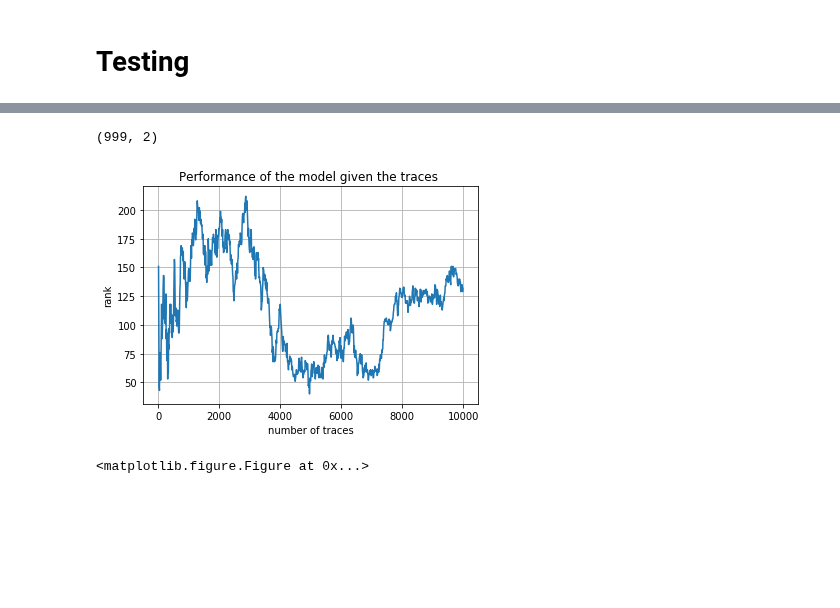
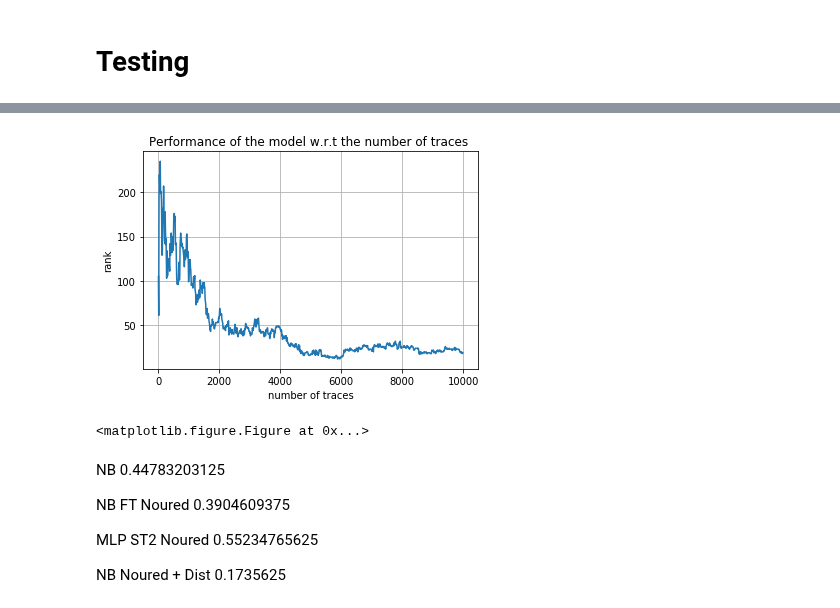
Before and after one commit to luvf/Side_channel_challenge, a Jupyter notebook: FeatureSelection.ipynb, the cells around one changed output, grey strips where cells are left out. Saved outputs shown, nothing was run; the diff lists cells and outputs as text; code cells hidden in the pictures; blank space fills up the shorter version.

```diff
--- a/FeatureSelection.ipynb
+++ b/FeatureSelection.ipynb
@@ -127,5 +88,7 @@ array([[19, 19, 16, ..., -5,  6, 12],
 # %%
+# We reduce the data around some of the peak variance areas
 peaks_indices = [145, 667, 302, 406]
-z = np.concatenate([X.values[:,i-5:i+5] for i in peaks_indices], axis=1)
-#X_1 = X[145-5:145+5]
+new_X = np.concatenate([X.values[:,i-5:i+5] for i in peaks_indices], axis=1)
+#scaler = StandardScaler()
+#new_X_scaled = scaler.fit_transform(new_X, y)
 # %%
@@ -192,4 +134,0 @@ XX.shape
-# %%
-for i in range(5):
-    plt.plot([i for i in range(40)], XX[i])
-plt.show()
@@ -216,12 +148,17 @@ from sklearn.decomposition import PCA
 
 class FeatureExtractor(BaseEstimator, TransformerMixin):
     def __init__(self):
+        self.fitted = False
         self.mean_vectors = None
-        self.n = 50
+        self.n = 40
         self.pca = PCA(n_components=self.n)
+        # Indices for which we observed high variance in the data
+        self.peaks_indices = [145, 667, 302, 406]
+
 
     def fit(self, X, y):
         new_X = X.copy()
+        self.y = y
         #self.mean_vectors = get_mean_vectors(new_X, y)
         #self.pca.fit(X, y)
         print('FeatureExtractor debug : Fitted (mean-v and pca)')
@@ -229,8 +166,15 @@ class FeatureExtractor(BaseEstimator, TransformerMixin):
 
     def transform(self, X):
         new_X = X.copy()
+        new_X = np.concatenate([new_X.values[:,i-5:i+5] for i in self.peaks_indices], axis=1)
+        print(new_X.shape)
+        if not self.fitted:
+            self.mean_vectors = get_mean_vectors(new_X, self.y)
+            self.fitted = True
         #pca_X = self.pca.transform(new_X)
-        #new_X = np.abs(pairwise_distances(new_X, self.mean_vectors))
+        #new_X = pca_X
+        dist_X = np.abs(pairwise_distances(new_X, self.mean_vectors, metric='euclidean'))
+        new_X = np.concatenate((new_X, dist_X), axis=1)
         #new_X = np.concatenate((new_X, pca_X), axis=1)
         print('FeatureExtractor debug : new X shape : '+str(new_X.shape))
         return new_X
@@ -248,3 +192,17 @@ def get_mean_vectors(X, y):
 def get_sum(v, metric='euclidean'):
     print('FeatureExtractor debug : calling get_sum')
     return pairwise_distances(v, metric=metric).sum(axis=0)
+# %%
+tr = FeatureExtractor()
+XX = tr.fit_transform(X, y)
+scaler = StandardScaler()
+XX_std = scaler.fit_transform(XX, y)
+
+for i in range(5):
+    plt.plot([i for i in range(296)], XX_std[i])
+plt.title("5 examples on the FeatureExtractor representation (standard-scaled)")
+plt.xlabel("Samples")
+plt.xticks(fontsize=15, visible=True)
+plt.ylabel("??? Electromagnetic field value")
+plt.yticks(fontsize=15)
+plt.show()
@@ -319,22 +326,27 @@ Area Under The Rank : 114645
-# %%
-print(ranks.shape)
-# %% [output]
-(999, 2)
 # %%
 ranks = scorer.rankings
 
 x = [ranks[i][0] for i in range(0, ranks.shape[0])]
 y = [ranks[i][1] for i in range(0, ranks.shape[0])]
-plt.title('Performance of the model given the traces ')
+plt.title('Performance of the model w.r.t the number of traces ')
 plt.xlabel('number of traces')
 plt.ylabel('rank')
 plt.grid(True)
 plt.plot(x, y)
 plt.show()
 plt.figure()
 # %% [output]
-[figure, old version]
+[figure, new version]
 <matplotlib.figure.Figure at 0x...>
+# %% [markdown]
+
+NB 0.44783203125
+
+NB FT Noured 0.3904609375
+
+MLP ST2 Noured 0.55234765625
+
+NB Noured + Dist 0.1735625
 # %%
 
 x = [ranks[i][0] for i in range(0, ranks.shape[0])]
```
Also changed, not shown: parts of 32 cells of this notebook.
